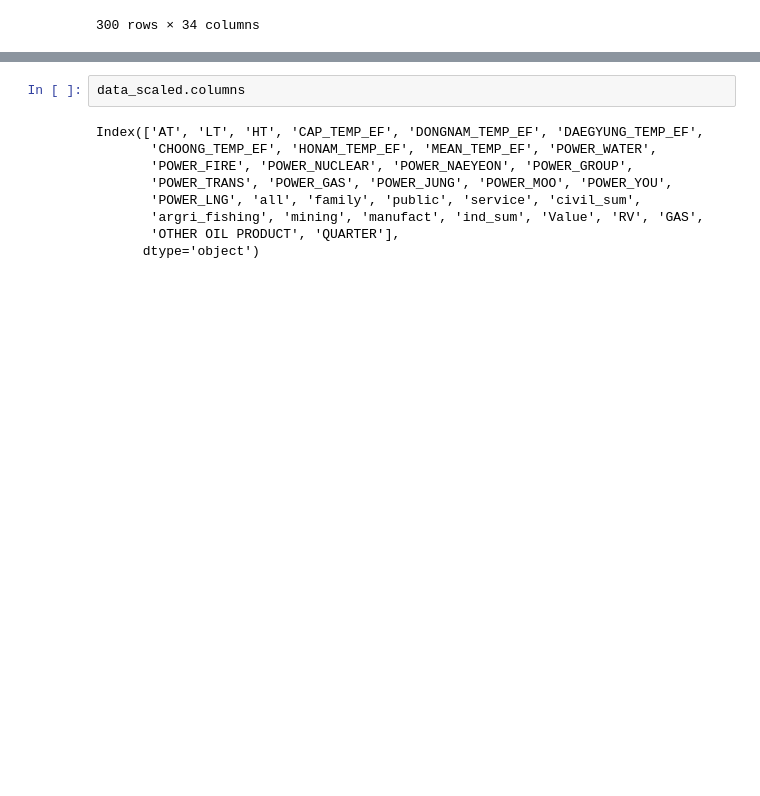
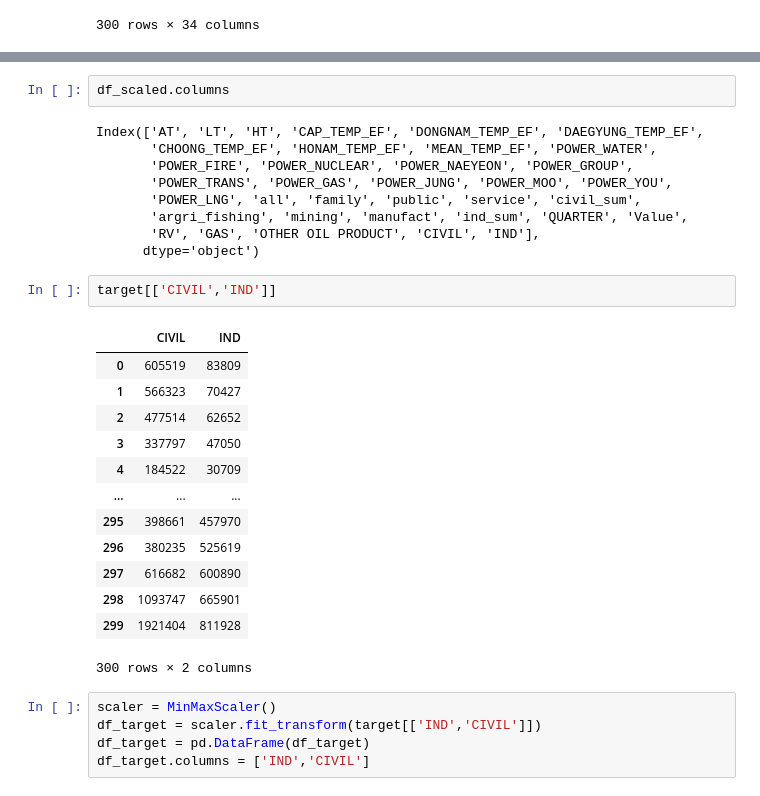
Before and after one commit to minsoo-s/03_Self_Study, a Jupyter notebook: bigstar/Model_LSTM_minsoo.ipynb, the cells around one changed output, grey strips where cells are left out. Cells and saved outputs as stored; diff of their text form; blank space fills up the shorter version.

```diff
--- a/bigstar/Model_LSTM_minsoo.ipynb
+++ b/bigstar/Model_LSTM_minsoo.ipynb
@@ -563,14 +597,35 @@ df_scaled.corrwith(df_check['CIVIL'], axis = 0 ), df_scaled.corrwith(df_check['I
  dtype: float64)
 # %%
-data_scaled.columns
+df_scaled.columns
 # %% [output]
 Index(['AT', 'LT', 'HT', 'CAP_TEMP_EF', 'DONGNAM_TEMP_EF', 'DAEGYUNG_TEMP_EF',
        'CHOONG_TEMP_EF', 'HONAM_TEMP_EF', 'MEAN_TEMP_EF', 'POWER_WATER',
        'POWER_FIRE', 'POWER_NUCLEAR', 'POWER_NAEYEON', 'POWER_GROUP',
        'POWER_TRANS', 'POWER_GAS', 'POWER_JUNG', 'POWER_MOO', 'POWER_YOU',
        'POWER_LNG', 'all', 'family', 'public', 'service', 'civil_sum',
-       'argri_fishing', 'mining', 'manufact', 'ind_sum', 'Value', 'RV', 'GAS',
-       'OTHER OIL PRODUCT', 'QUARTER'],
+       'argri_fishing', 'mining', 'manufact', 'ind_sum', 'QUARTER', 'Value',
+       'RV', 'GAS', 'OTHER OIL PRODUCT', 'CIVIL', 'IND'],
       dtype='object')
+# %%
+target[['CIVIL','IND']]
+# %% [output]
+|  | CIVIL | IND |
+| 0 | 605519 | 83809 |
+| 1 | 566323 | 70427 |
+| 2 | 477514 | 62652 |
+| 3 | 337797 | 47050 |
+| 4 | 184522 | 30709 |
+| ... | ... | ... |
+| 295 | 398661 | 457970 |
+| 296 | 380235 | 525619 |
+| 297 | 616682 | 600890 |
+| 298 | 1093747 | 665901 |
+| 299 | 1921404 | 811928 |
+300 rows × 2 columns
+# %%
+scaler = MinMaxScaler()
+df_target = scaler.fit_transform(target[['IND','CIVIL']])
+df_target = pd.DataFrame(df_target)
+df_target.columns = ['IND','CIVIL']
 # %%
 plt.figure(figsize=(20,12))
```
Also changed, not shown: parts of 20 cells of this notebook, 1 other file.
